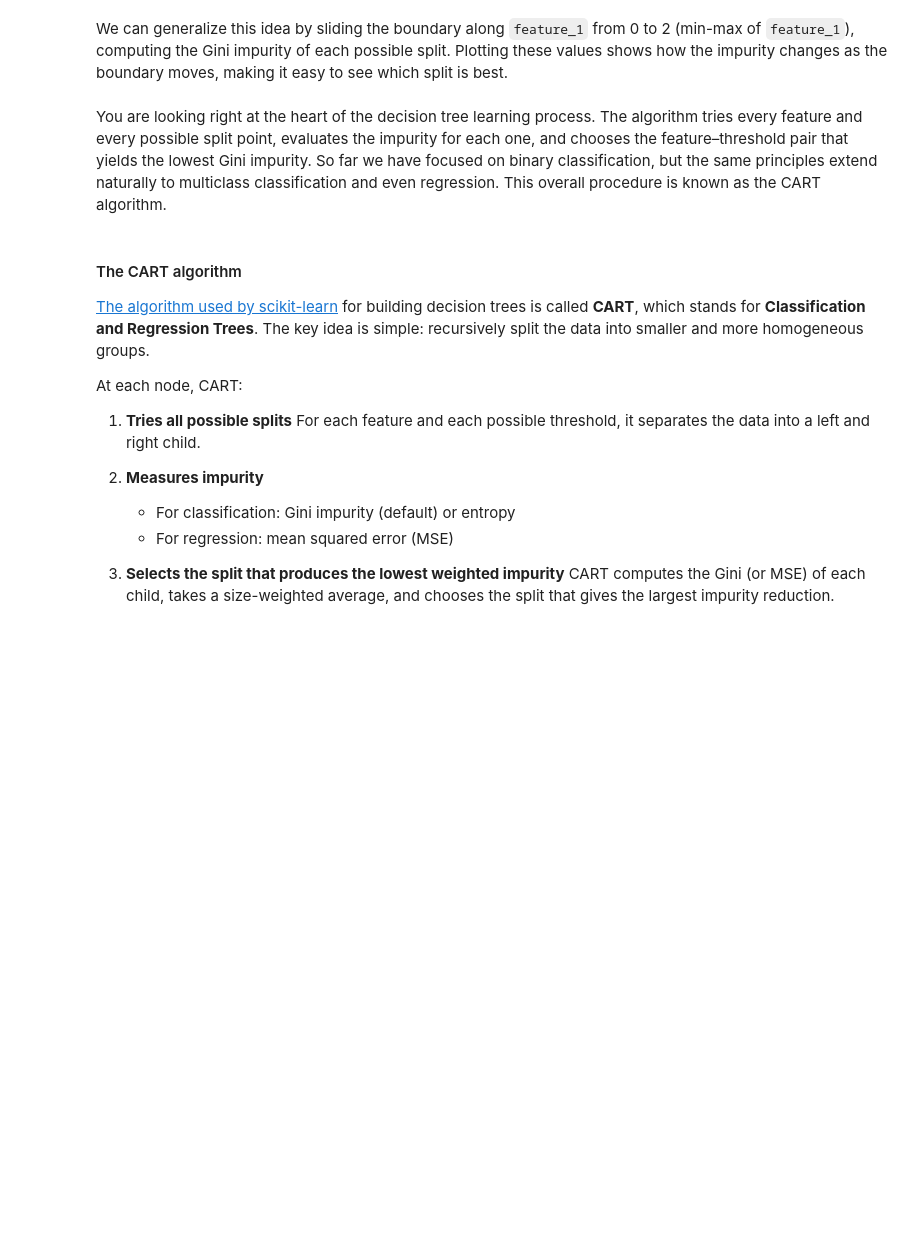
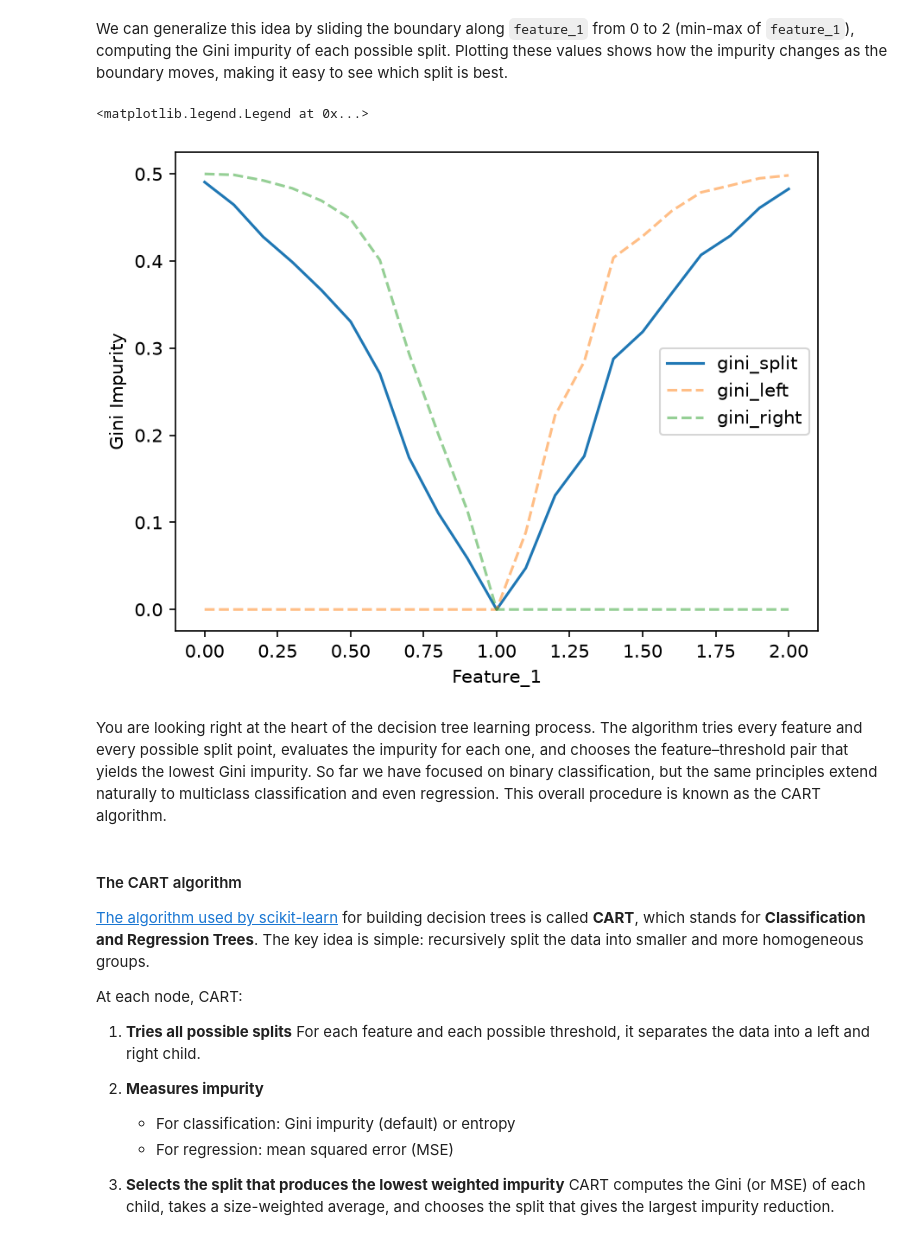
Before and after one commit to BredaUniversityADSAI/introduction-to-ml, a Jupyter notebook: self-study/009_decision_trees.ipynb, the cells around one changed output. Saved outputs shown, nothing was run; the diff lists cells and outputs as text; code cells hidden in the pictures; blank space fills up the shorter version.

```diff
--- a/self-study/009_decision_trees.ipynb
+++ b/self-study/009_decision_trees.ipynb
@@ -632,11 +730,14 @@ for th in np.arange(0, 2.1, 0.1):
 # %%
 plt.figure(dpi=150)
 plt.plot(th_vals, gini_split_vals, label='gini_split')
-plt.plot(th_vals, gini_left_vals, alpha=0.5, ls='--', label='gini_right')
-plt.plot(th_vals, gini_right_vals, alpha=0.5, ls='--', label='gini_left')
+plt.plot(th_vals, gini_left_vals, alpha=0.5, ls='--', label='gini_left')
+plt.plot(th_vals, gini_right_vals, alpha=0.5, ls='--', label='gini_right')
 plt.xlabel("Feature_1")
 plt.ylabel("Gini Impurity")
 plt.legend()
+# %% [output]
+<matplotlib.legend.Legend at 0x...>
+[figure, added]
 # %% [markdown]
 You are looking right at the heart of the decision tree learning process. The algorithm tries every feature and every possible split point, evaluates the impurity for each one, and chooses the feature–threshold pair that yields the lowest Gini impurity. So far we have focused on binary classification, but the same principles extend naturally to multiclass classification and even regression. This overall procedure is known as the CART algorithm.
 # %% [markdown]
```
Also changed, not shown: parts of 70 cells of this notebook, 42 other files.
